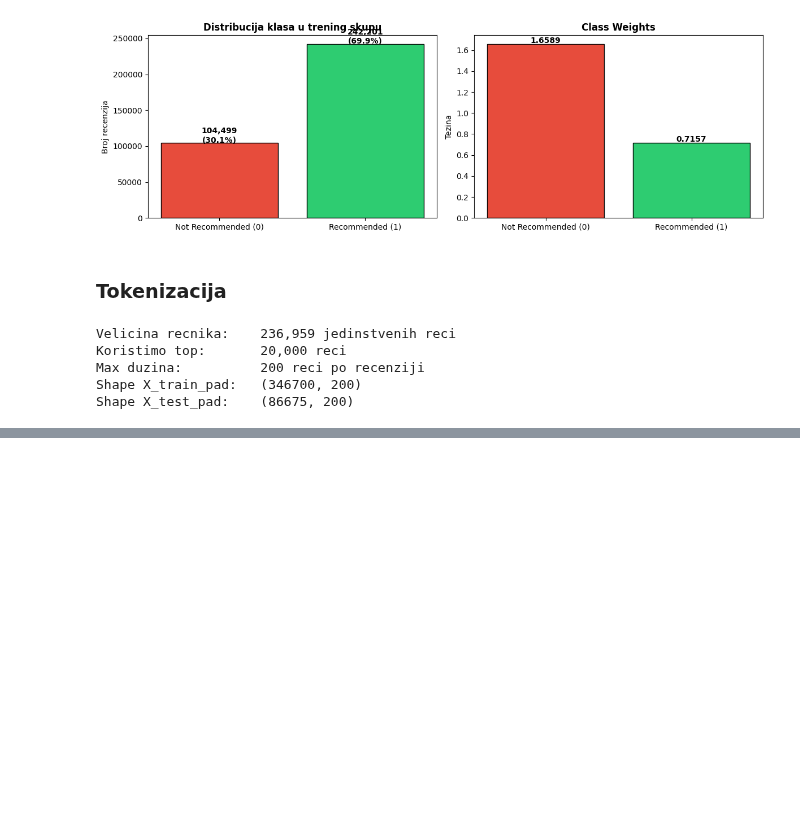
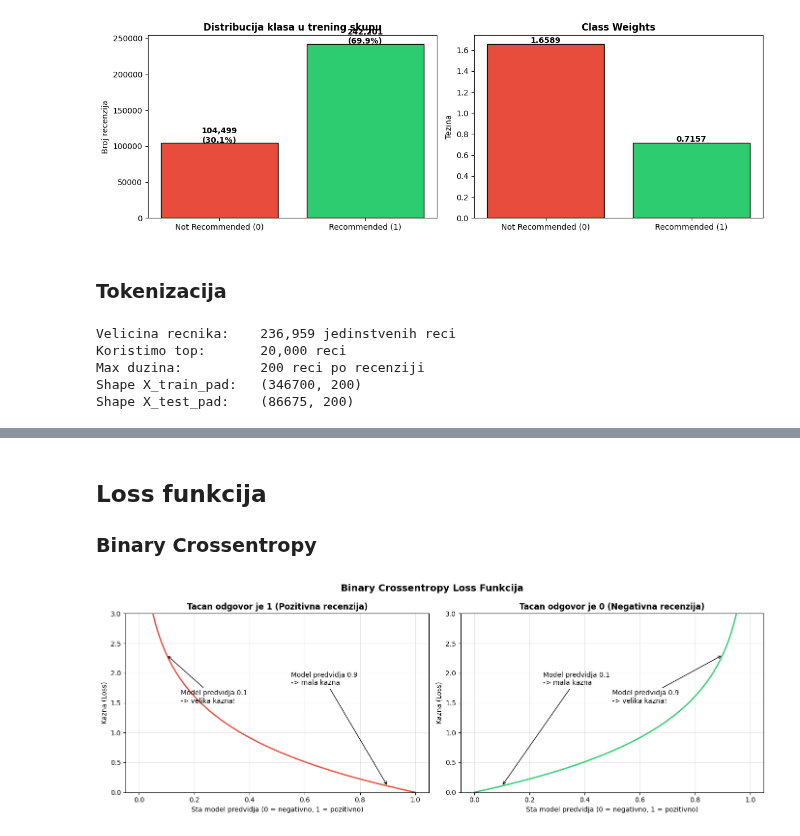
Before and after one commit to alxcek/mas-ai, a Jupyter notebook: machine_learning/03_steam_reviews/sentiment_analysis.ipynb, the cells around one changed output, grey strips where cells are left out. Saved outputs shown, nothing was run; the diff lists cells and outputs as text; code cells hidden in the pictures; blank space fills up the shorter version.

```diff
--- a/machine_learning/03_steam_reviews/sentiment_analysis.ipynb
+++ b/machine_learning/03_steam_reviews/sentiment_analysis.ipynb
@@ -349,0 +498,48 @@ Shape X_test_pad:    (86675, 200)
+# %% [markdown]
+## Loss funkcija
+
+### Binary Crossentropy
+# %%
+x = np.linspace(0.001, 0.999, 300)
+
+loss_when_true  = -np.log(x)
+loss_when_false = -np.log(1 - x)
+
+fig, axes = plt.subplots(1, 2, figsize=(14, 5))
+
+axes[0].plot(x, loss_when_true, color='#e74c3c', linewidth=2)
+axes[0].set_title('Tacan odgovor je 1 (Pozitivna recenzija)', fontweight='bold')
+axes[0].set_xlabel('Sta model predvidja (0 = negativno, 1 = pozitivno)')
+axes[0].set_ylabel('Kazna (Loss)')
+axes[0].annotate('Model predvidja 0.9\n-> mala kazna', xy=(0.9, -np.log(0.9)),
+                xytext=(0.55, 1.8), arrowprops=dict(arrowstyle='->'), fontsize=10)
+axes[0].annotate('Model predvidja 0.1\n-> velika kazna!', xy=(0.1, -np.log(0.1)),
+                xytext=(0.15, 1.5), arrowprops=dict(arrowstyle='->'), fontsize=10)
+axes[0].set_ylim(0, 3)
+axes[0].grid(True, alpha=0.3)
+
+axes[1].plot(x, loss_when_false, color='#2ecc71', linewidth=2)
+axes[1].set_title('Tacan odgovor je 0 (Negativna recenzija)', fontweight='bold')
+axes[1].set_xlabel('Sta model predvidja (0 = negativno, 1 = pozitivno)')
+axes[1].set_ylabel('Kazna (Loss)')
+axes[1].annotate('Model predvidja 0.1\n-> mala kazna', xy=(0.1, -np.log(0.9)),
+                xytext=(0.25, 1.8), arrowprops=dict(arrowstyle='->'), fontsize=10)
+axes[1].annotate('Model predvidja 0.9\n-> velika kazna!', xy=(0.9, -np.log(0.1)),
+                xytext=(0.5, 1.5), arrowprops=dict(arrowstyle='->'), fontsize=10)
+axes[1].set_ylim(0, 3)
+axes[1].grid(True, alpha=0.3)
+
+plt.suptitle('Binary Crossentropy Loss Funkcija', fontsize=14, fontweight='bold')
+plt.tight_layout()
+plt.show()
+
+print("Konkretni primeri:")
+print(f"  Tacan odgovor 1, model predvidja 0.9  -> loss: {-np.log(0.9):.4f}  - dobro")
+print(f"  Tacan odgovor 1, model predvidja 0.5  -> loss: {-np.log(0.5):.4f}  - nesiguran")
+print(f"  Tacan odgovor 1, model predvidja 0.1  -> loss: {-np.log(0.1):.4f}  - jako lose")
+print()
+print(f"  Tacan odgovor 0, model predvidja 0.1  -> loss: {-np.log(0.9):.4f}  - dobro")
+print(f"  Tacan odgovor 0, model predvidja 0.5  -> loss: {-np.log(0.5):.4f}  - nesiguran")
+print(f"  Tacan odgovor 0, model predvidja 0.9  -> loss: {-np.log(0.1):.4f}  - jako lose")
+# %% [output]
+[figure, added]
```
Also changed, not shown: parts of 16 cells of this notebook.
